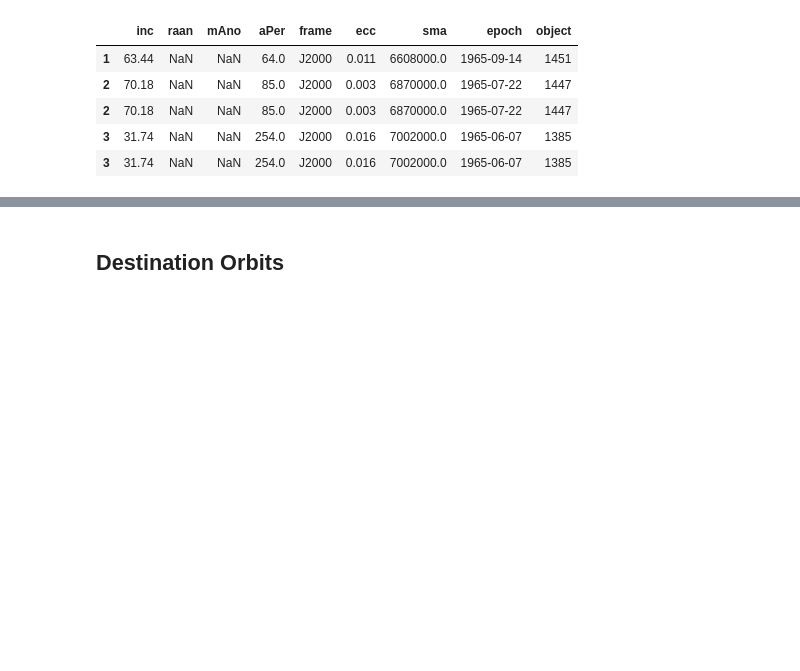
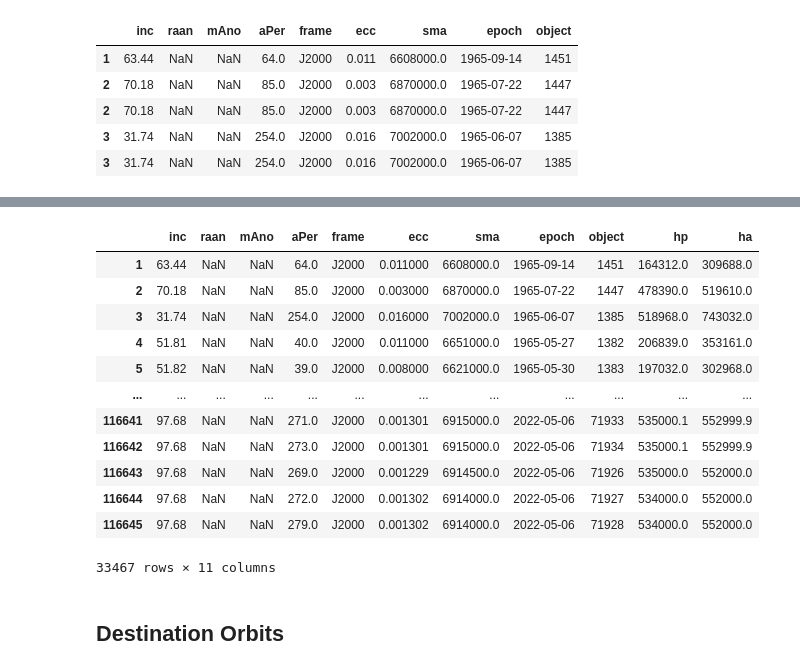
Before and after one commit to PaulDrm/DISCOSQA, a Jupyter notebook: data-requests.ipynb, the cells around one changed output, grey strips where cells are left out. Cells and saved outputs as stored; diff of their text form; code cells hidden in the pictures; blank space fills up the shorter version.

```diff
--- a/data-requests.ipynb
+++ b/data-requests.ipynb
@@ -759,0 +762,3 @@ init_orbit_df.to_csv('all_discos_initial-orbits.csv')
+# %%
+init_df_new = pd.read_csv('DISCOSData/all_discos_initial-orbits.csv', index_col=0)
+init_df_new.head()
@@ -759,0 +772,4 @@ init_orbit_df.to_csv('all_discos_initial-orbits.csv')
+# %%
+init_df_new['hp'] = init_df_new.apply(lambda x: round(x['sma']*(1.-x['ecc'])-6371e3,1), axis=1)
+init_df_new['ha'] = init_df_new.apply(lambda x: round(x['sma']*(1.+x['ecc'])-6371e3,1), axis=1)
+init_df_new.head()
@@ -760,3 +794,19 @@ init_orbit_df.to_csv('all_discos_initial-orbits.csv')
+# %%
+init_df_new.loc[(init_df_new.hp<=2000e3) & (init_df_new.ha<=2000e3)]
+# %% [output]
+|  | inc | raan | mAno | aPer | frame | ecc | sma | epoch | object | hp | ha |
+| 1 | 63.44 | NaN | NaN | 64.0 | J2000 | 0.011000 | 6608000.0 | 1965-09-14 | 1451 | 164312.0 | 309688.0 |
+| 2 | 70.18 | NaN | NaN | 85.0 | J2000 | 0.003000 | 6870000.0 | 1965-07-22 | 1447 | 478390.0 | 519610.0 |
+| 3 | 31.74 | NaN | NaN | 254.0 | J2000 | 0.016000 | 7002000.0 | 1965-06-07 | 1385 | 518968.0 | 743032.0 |
+| 4 | 51.81 | NaN | NaN | 40.0 | J2000 | 0.011000 | 6651000.0 | 1965-05-27 | 1382 | 206839.0 | 353161.0 |
+| 5 | 51.82 | NaN | NaN | 39.0 | J2000 | 0.008000 | 6621000.0 | 1965-05-30 | 1383 | 197032.0 | 302968.0 |
+| ... | ... | ... | ... | ... | ... | ... | ... | ... | ... | ... | ... |
+| 116641 | 97.68 | NaN | NaN | 271.0 | J2000 | 0.001301 | 6915000.0 | 2022-05-06 | 71933 | 535000.1 | 552999.9 |
+| 116642 | 97.68 | NaN | NaN | 273.0 | J2000 | 0.001301 | 6915000.0 | 2022-05-06 | 71934 | 535000.1 | 552999.9 |
+| 116643 | 97.68 | NaN | NaN | 269.0 | J2000 | 0.001229 | 6914500.0 | 2022-05-06 | 71926 | 535000.0 | 552000.0 |
+| 116644 | 97.68 | NaN | NaN | 272.0 | J2000 | 0.001302 | 6914000.0 | 2022-05-06 | 71927 | 534000.0 | 552000.0 |
+| 116645 | 97.68 | NaN | NaN | 279.0 | J2000 | 0.001302 | 6914000.0 | 2022-05-06 | 71928 | 534000.0 | 552000.0 |
+33467 rows × 11 columns
 # %% [markdown]
 ## Destination Orbits
 # %%
```
Also changed, not shown: parts of 32 cells of this notebook, 1 other file.
